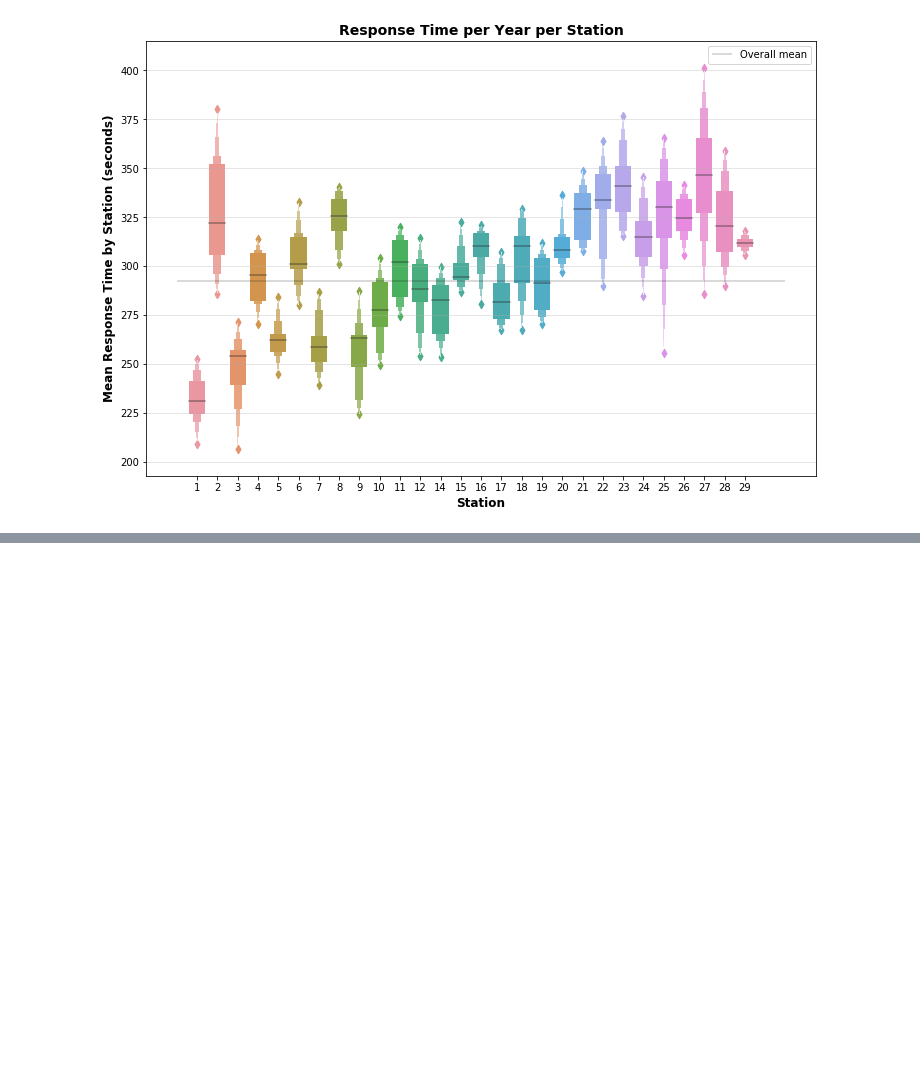
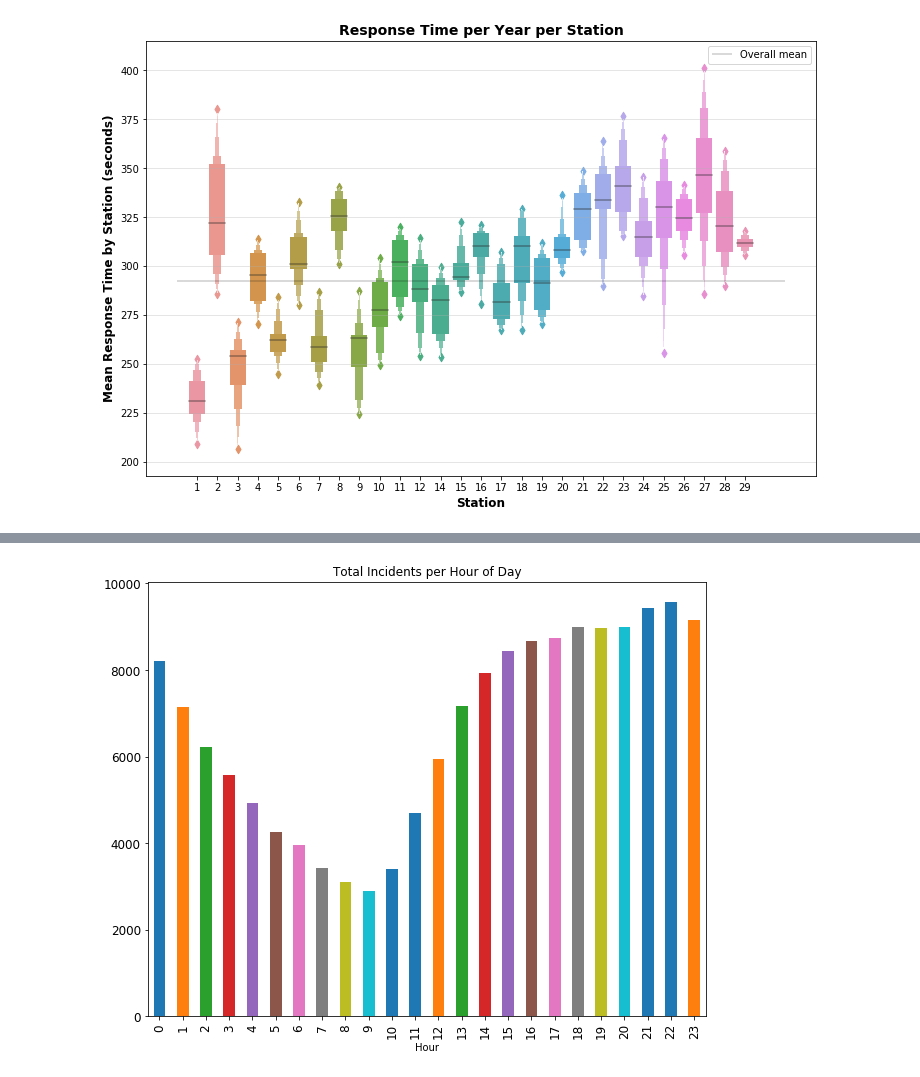
Before and after one commit to xjarodx/Project_1_Group_7, a Jupyter notebook: Fire_Stations.ipynb, the cells around one changed output, grey strips where cells are left out. Cells and saved outputs as stored; diff of their text form; code cells hidden in the pictures; blank space fills up the shorter version.

Commit message:
added per hour, month graphs

```diff
--- a/Fire_Stations.ipynb
+++ b/Fire_Stations.ipynb
@@ -387,0 +327,9 @@ TraitError: The 'locations' trait of a Heatmap instance must be of length 1 <= L
+# %%
+df["Hour"] = pd.DatetimeIndex(df['dispatch_date_time']).hour
+# %%
+hours = df.groupby('Hour')['OBJECTID'].count()
+# %%
+hours.plot(kind='bar', figsize=(10,8), use_index=True, title='Total Incidents per Hour of Day', grid=False,fontsize=12)
+plt.savefig('./graphics/total_fi_by_hour.png')
+# %% [output]
+[figure, added]
```
Also changed, not shown: parts of 13 cells of this notebook.
